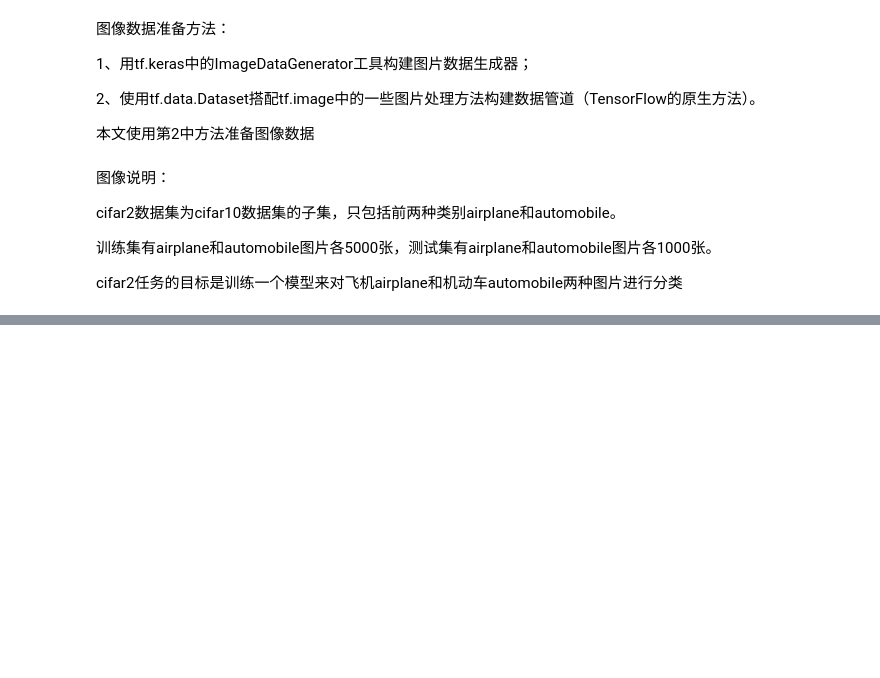
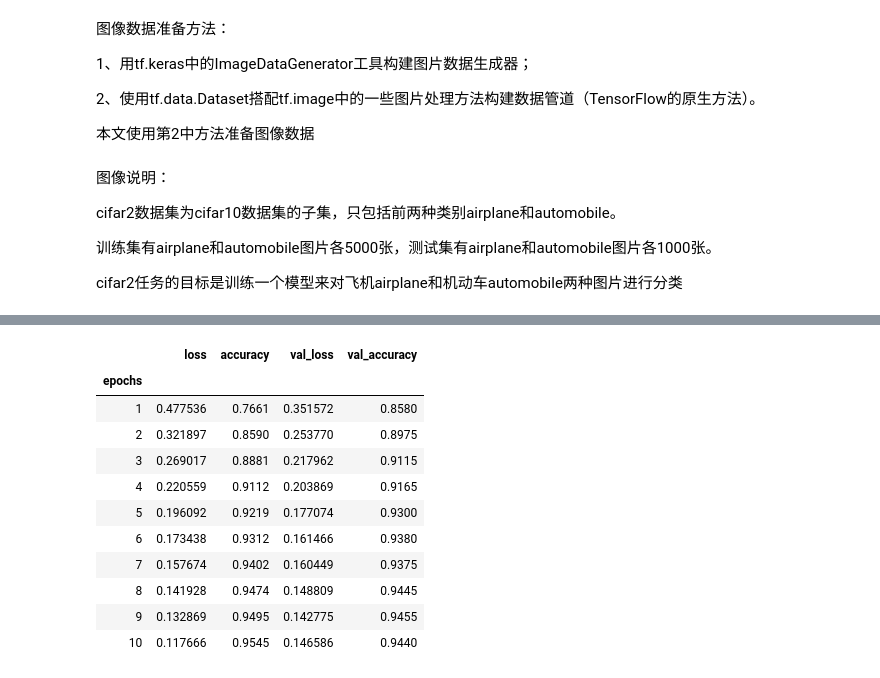
Before and after one commit to dwqq/tensorflow2_NN_study, a Jupyter notebook: 图片数据建模流程/图片数据建模流程.ipynb, the cells around one changed output, grey strips where cells are left out. Drawn from its saved outputs; the diff is of its cells as text; code cells hidden in the pictures; blank space fills up the shorter version.

```diff
--- a/图片数据建模流程/图片数据建模流程.ipynb
+++ b/图片数据建模流程/图片数据建模流程.ipynb
@@ -61,0 +72,16 @@ for i, (img, label) in enumerate(ds_train.unbatch.take(8)):
+# %%
+# 使用函数API创建模型
+tf.keras.backend.clear_session()   # 清空会话
+
+inputs = layers.Input(shape=(32,32,3))
+x = layers.Conv2D(32, activation='relu', kernel_size=(3,3))(inputs)
+x = layers.MaxPooling2D()(x)
+x = layers.Conv2D(64, activation='relu', kernel_size=(5,5))(x)
+x = layers.MaxPooling2D()(x)
+x = layers.Dropout(rate=0.1)(x)
+x = layers.Flatten()(x)
+x = layers.Dense(32, activation='relu')(x)
+outputs = layers.Dense(1, activation='sigmoid')(x)
+
+model = models.Model(inputs=inputs, outputs=outputs)
+model.summary()
@@ -61,0 +108,12 @@ for i, (img, label) in enumerate(ds_train.unbatch.take(8)):
+# %%
+stamp = datetime.datetime.now().strftime('%Y%m%d-%H%M%S')
+logdir = os.path.join('data', 'autograph', stamp)
+
+tensorboard_callbacks = tf.keras.callbacks.TensorBoard(logdir, histogram_freq=1)
+
+model.compile(optimizer=tf.keras.optimizers.Adam(learning_rate=0.001),
+             loss=tf.keras.losses.binary_crossentropy,
+             metrics=['accuracy'])
+
+history = model.fit(ds_train, epochs=10, validation_data=ds_test,
+                    callbacks=[tensorboard_callbacks], workers=4)
@@ -61,0 +154,18 @@ for i, (img, label) in enumerate(ds_train.unbatch.take(8)):
+# %%
+dfhistory = pd.DataFrame(history.history)
+dfhistory.index = range(1, len(dfhistory) + 1)
+dfhistory.index.name = 'epochs'
+dfhistory
+# %% [output]
+|  | loss | accuracy | val_loss | val_accuracy |
+| epochs |  |  |  |  |
+| 1 | 0.477536 | 0.7661 | 0.351572 | 0.8580 |
+| 2 | 0.321897 | 0.8590 | 0.253770 | 0.8975 |
+| 3 | 0.269017 | 0.8881 | 0.217962 | 0.9115 |
+| 4 | 0.220559 | 0.9112 | 0.203869 | 0.9165 |
+| 5 | 0.196092 | 0.9219 | 0.177074 | 0.9300 |
+| 6 | 0.173438 | 0.9312 | 0.161466 | 0.9380 |
+| 7 | 0.157674 | 0.9402 | 0.160449 | 0.9375 |
+| 8 | 0.141928 | 0.9474 | 0.148809 | 0.9445 |
+| 9 | 0.132869 | 0.9495 | 0.142775 | 0.9455 |
+| 10 | 0.117666 | 0.9545 | 0.146586 | 0.9440 |
```
Also changed, not shown: parts of 18 cells of this notebook, 7 other files.
